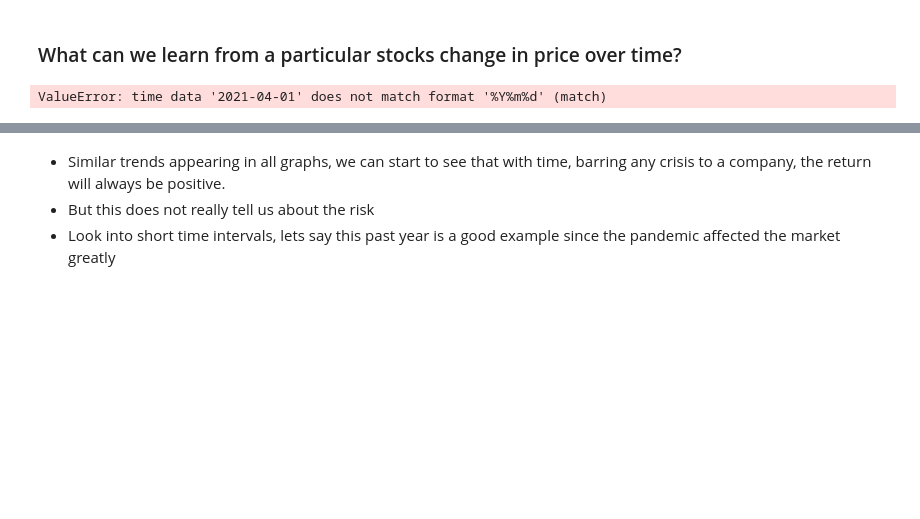
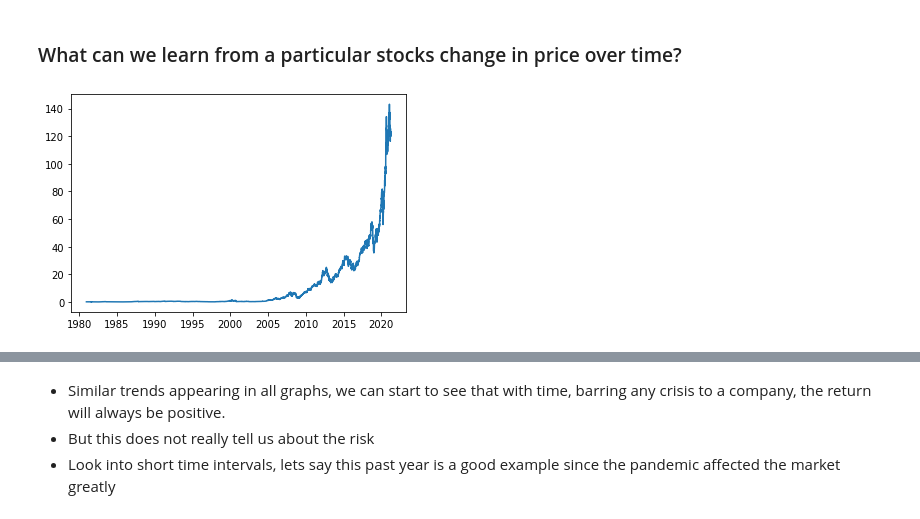
Before and after one commit to ithakker/367MidermIshaanThakker, a Jupyter notebook: messy-Stock Market Risk.ipynb, the cells around one changed output, grey strips where cells are left out. Drawn from its saved outputs; the diff is of its cells as text; code cells hidden in the pictures; blank space fills up the shorter version.

Commit message:
Cleaned up data and graphs - messy almost done

```diff
--- a/messy-Stock Market Risk.ipynb
+++ b/messy-Stock Market Risk.ipynb
@@ -77,12 +77,12 @@ AAPL.head()
 # %%
 #FIX: Figure out how to plot with certain dates
 AAPL_price = AAPL.copy()
-AAPL_price['Date'] = pd.to_datetime(AAPL_price['Date'], format = '%Y%m%d')
+AAPL_price['Date'] = pd.to_datetime(AAPL_price['Date'], format = '%Y-%m-%d')
 x = AAPL_price["Date"]
 y = AAPL_price["Close"]
 plt.plot(x,y)
 plt.show()
 # %% [output]
-ValueError: time data '2021-04-01' does not match format '%Y%m%d' (match)
+[figure, added]
 # %%
 MSFT['Close'].plot(legend = True, figsize = (20,4))
```
Also changed, not shown: parts of 12 cells of this notebook.
